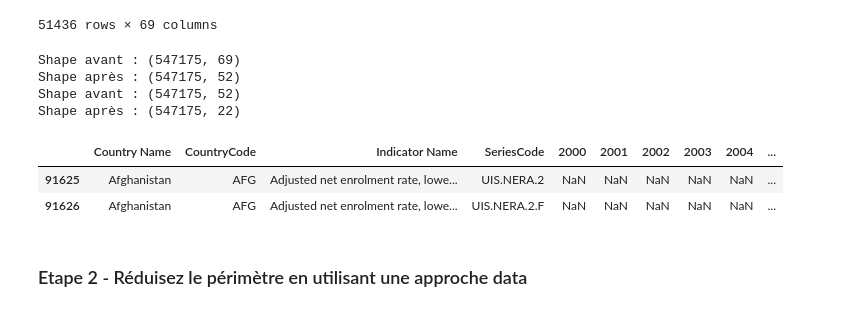
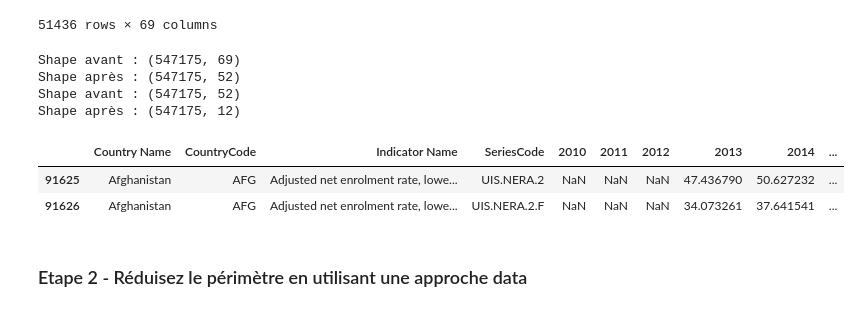
Before and after one commit to AunCly/p2_analyze_educational_data, a Jupyter notebook: p2.ipynb, the cells around one changed output. Saved outputs shown, nothing was run; the diff lists cells and outputs as text; code cells hidden in the pictures.

```diff
--- a/p2.ipynb
+++ b/p2.ipynb
@@ -430,31 +430,31 @@ imported_data.loc[~imported_data['2100'].isnull()]
 # %%
 # Sur la base de votre compréhension de la problématique métier, filtrez les années en conséquence.
 # Je supprime les colonnes des années au delas de 2016
 
 import numpy as np
 
 # On retire les année après 2016 qui sont des projection
 columns_to_drop = np.arange(2020,2105,5)
 columns_to_drop = [str(col) for col in columns_to_drop]
 print(f'Shape avant : {stats_filtered.shape}')
 stats_filtered.drop(columns=columns_to_drop, inplace=True)
 print(f'Shape après : {stats_filtered.shape}')
 
 # On retire les année avant 2000 qui sont un peu vieille
-columns_to_drop = np.arange(1970,2000,1)
+columns_to_drop = np.arange(1970,2010,1)
 columns_to_drop = [str(col) for col in columns_to_drop]
 print(f'Shape avant : {stats_filtered.shape}')
 stats_filtered.drop(columns=columns_to_drop, inplace=True)
 print(f'Shape après : {stats_filtered.shape}')
 
 stats_filtered.head(2)
 # %% [output]
 Shape avant : (547175, 69)
 Shape après : (547175, 52)
 Shape avant : (547175, 52)
-Shape après : (547175, 22)
+Shape après : (547175, 12)
-|  | Country Name | CountryCode | Indicator Name | SeriesCode | 2000 | 2001 | 2002 | 2003 | 2004 | ... |
-| 91625 | Afghanistan | AFG | Adjusted net enrolment rate, lowe... | UIS.NERA.2 | NaN | NaN | NaN | NaN | NaN | ... |
-| 91626 | Afghanistan | AFG | Adjusted net enrolment rate, lowe... | UIS.NERA.2.F | NaN | NaN | NaN | NaN | NaN | ... |
+|  | Country Name | CountryCode | Indicator Name | SeriesCode | 2010 | 2011 | 2012 | 2013 | 2014 | ... |
+| 91625 | Afghanistan | AFG | Adjusted net enrolment rate, lowe... | UIS.NERA.2 | NaN | NaN | NaN | 47.436790 | 50.627232 | ... |
+| 91626 | Afghanistan | AFG | Adjusted net enrolment rate, lowe... | UIS.NERA.2.F | NaN | NaN | NaN | 34.073261 | 37.641541 | ... |
 # %% [markdown]
 ### Etape 2 - Réduisez le périmètre en utilisant une approche data
```
Also changed, not shown: parts of 6 cells of this notebook, 1 other file.
